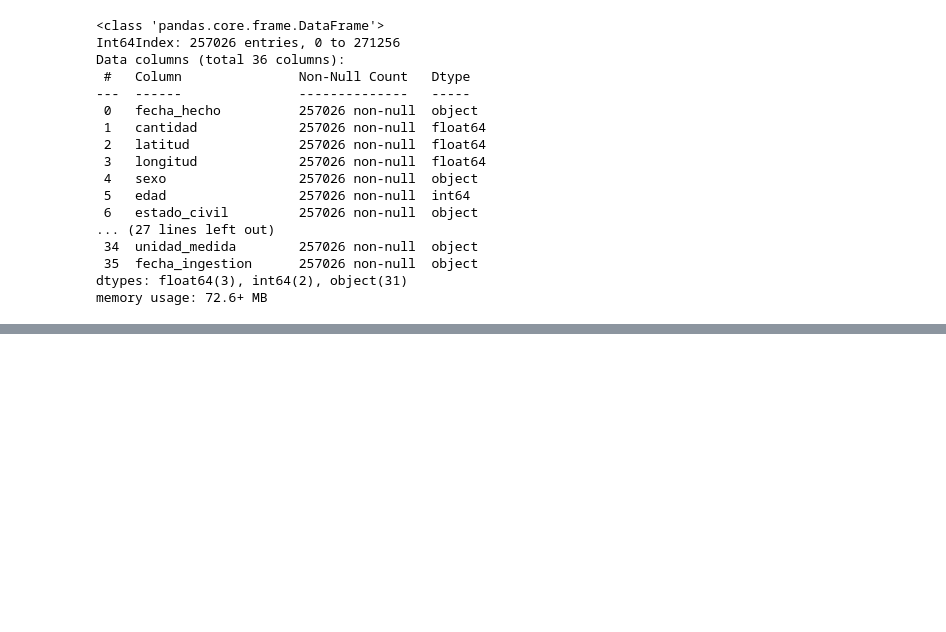
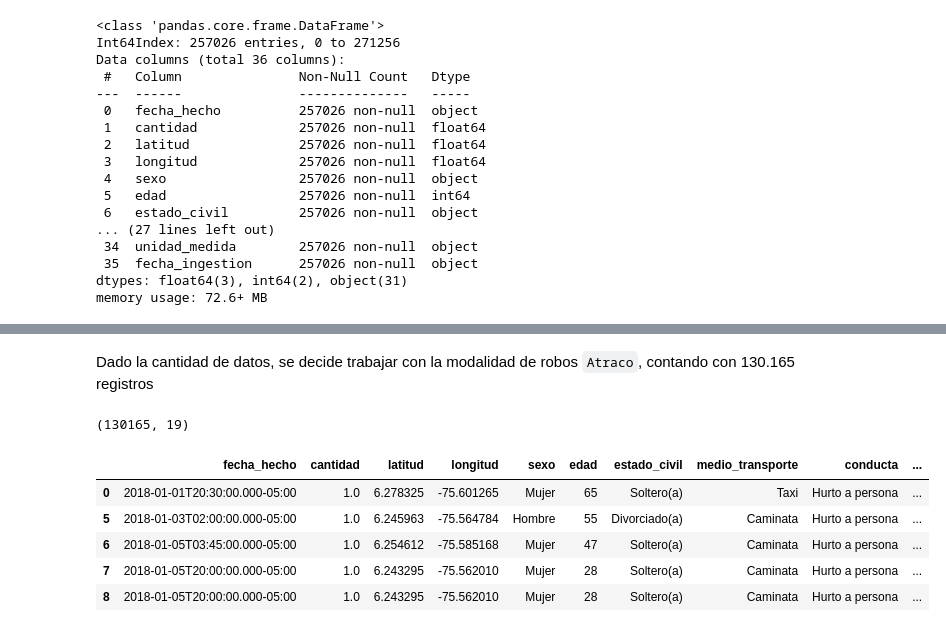
Before and after one commit to d3im3r/ciencia-datos-final-DDS, a Jupyter notebook: Descriptive.ipynb, the cells around one changed output, grey strips where cells are left out. Drawn from its saved outputs; the diff is of its cells as text; code cells hidden in the pictures; blank space fills up the shorter version.

Commit message:
Robos

```diff
--- a/Descriptive.ipynb
+++ b/Descriptive.ipynb
@@ -159,0 +212,14 @@ datos.drop("num_doc", axis=1, inplace=True)
+# %% [markdown]
+Dado la cantidad de datos, se decide trabajar con la modalidad de robos `Atraco`, contando con 130.165 registros
+# %%
+datos = datos.loc[datos['modalidad'] == 'Atraco']
+print(datos.shape)
+datos.head()
+# %% [output]
+(130165, 19)
+|  | fecha_hecho | cantidad | latitud | longitud | sexo | edad | estado_civil | medio_transporte | conducta | ... |
+| 0 | 2018-01-01T20:30:00.000-05:00 | 1.0 | 6.278325 | -75.601265 | Mujer | 65 | Soltero(a) | Taxi | Hurto a persona | ... |
+| 5 | 2018-01-03T02:00:00.000-05:00 | 1.0 | 6.245963 | -75.564784 | Hombre | 55 | Divorciado(a) | Caminata | Hurto a persona | ... |
+| 6 | 2018-01-05T03:45:00.000-05:00 | 1.0 | 6.254612 | -75.585168 | Mujer | 47 | Soltero(a) | Caminata | Hurto a persona | ... |
+| 7 | 2018-01-05T20:00:00.000-05:00 | 1.0 | 6.243295 | -75.562010 | Mujer | 28 | Soltero(a) | Caminata | Hurto a persona | ... |
+| 8 | 2018-01-05T20:00:00.000-05:00 | 1.0 | 6.243295 | -75.562010 | Mujer | 28 | Soltero(a) | Caminata | Hurto a persona | ... |
```
Also changed, not shown: parts of 9 cells of this notebook.
